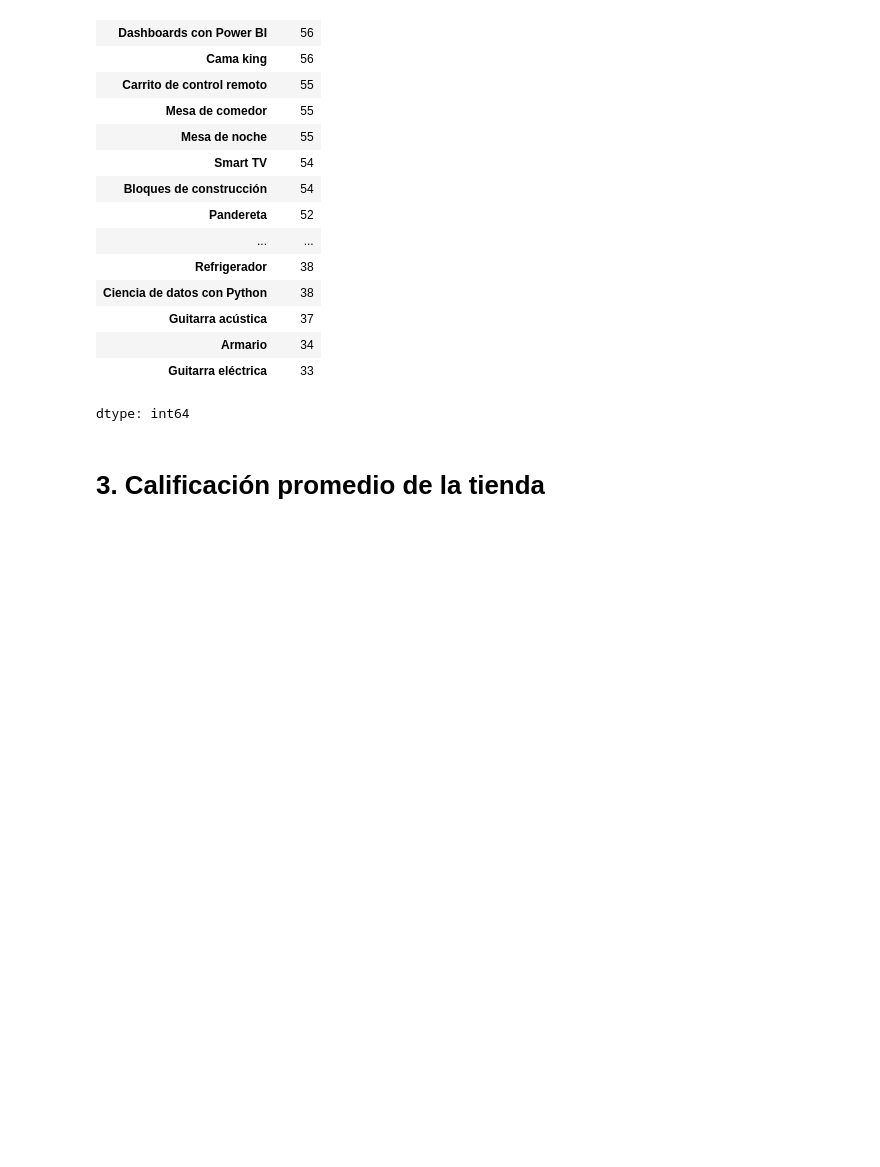
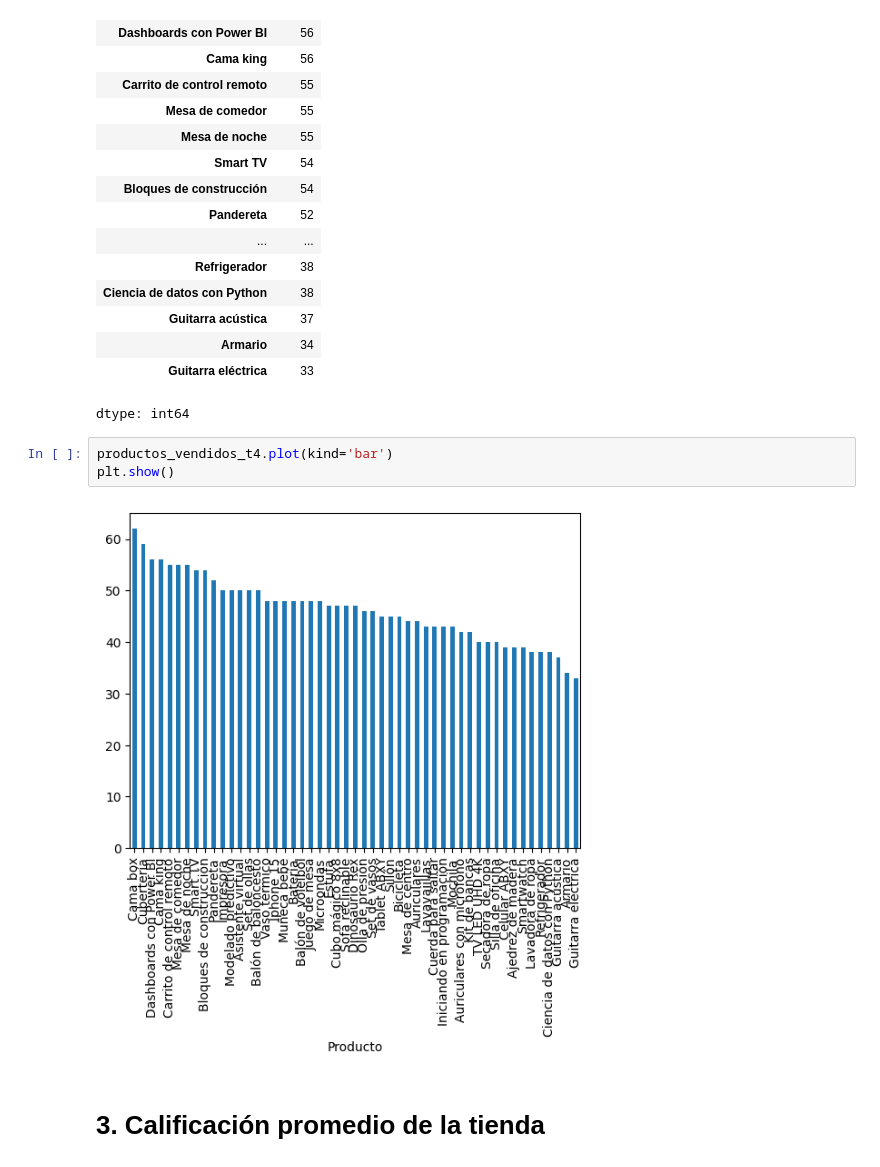
Before and after one commit to AliKnows/Challenge_DataScience_AluraStore, a Jupyter notebook: AluraStoreLatam.ipynb, the cells around one changed output. Saved outputs shown, nothing was run; the diff lists cells and outputs as text; blank space fills up the shorter version.

```diff
--- a/AluraStoreLatam.ipynb
+++ b/AluraStoreLatam.ipynb
@@ -168,5 +192,10 @@ productos_vendidos_t4
 | Armario | 34 |
 | Guitarra eléctrica | 33 |
 dtype: int64
+# %%
+productos_vendidos_t4.plot(kind='bar')
+plt.show()
+# %% [output]
+[figure, added]
 # %% [markdown]
 # 3. Calificación promedio de la tienda
```
Also changed, not shown: parts of 23 cells of this notebook.
